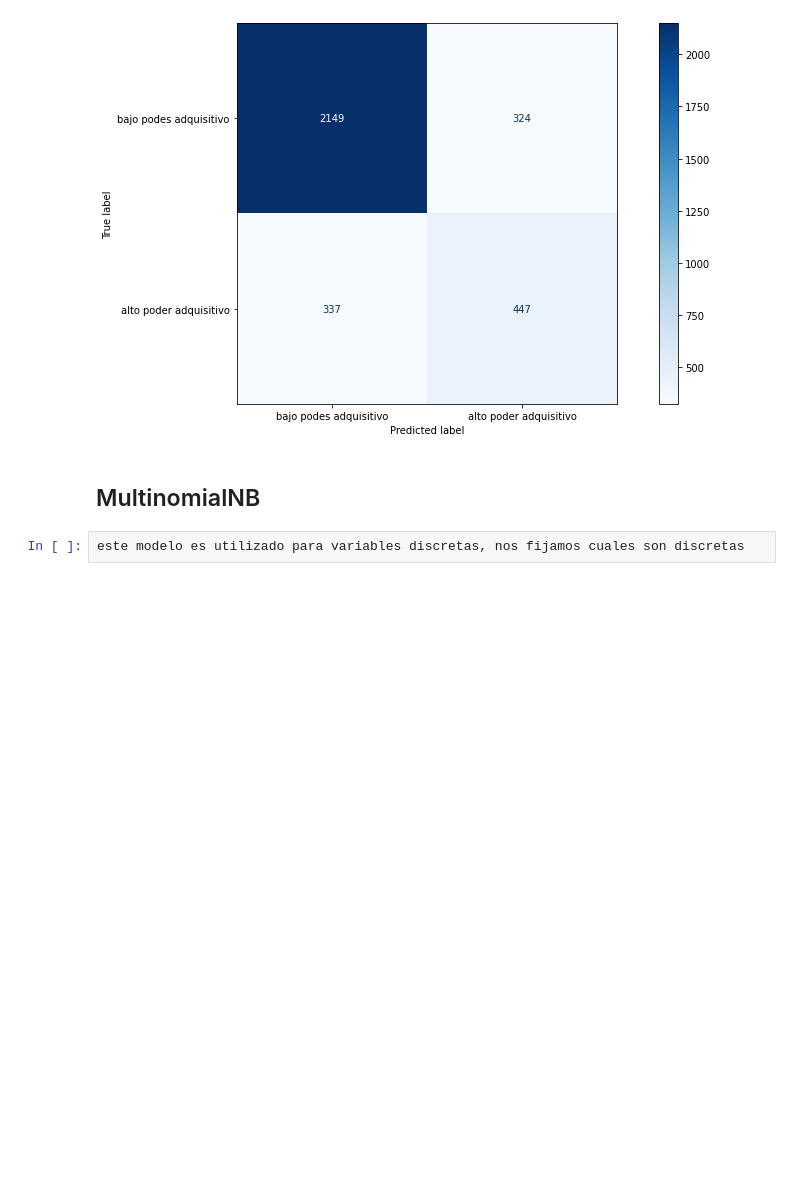
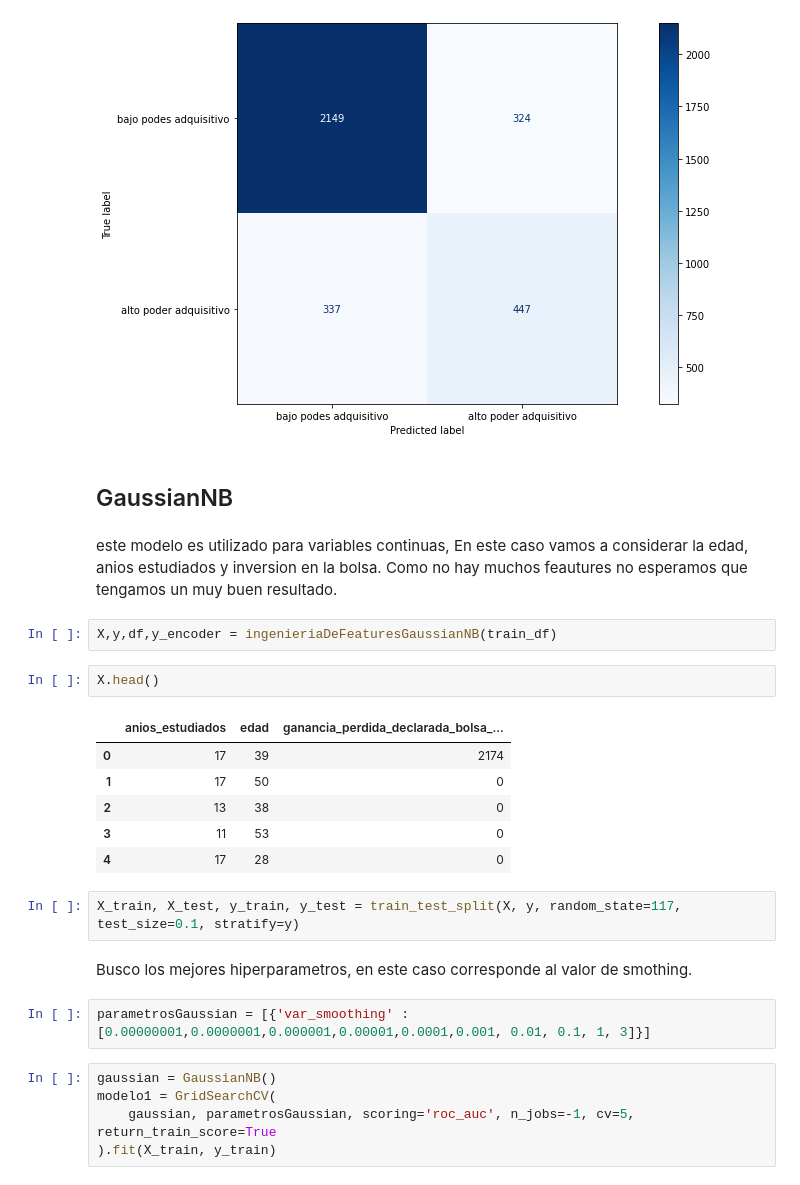
Before and after one commit to solfonte/TP1-OrganizacionDeDatos, a Jupyter notebook: parte_2/NaiveBayes.ipynb, the cells around one changed output. Saved outputs shown, nothing was run; the diff lists cells and outputs as text; blank space fills up the shorter version.

```diff
--- a/parte_2/NaiveBayes.ipynb
+++ b/parte_2/NaiveBayes.ipynb
@@ -111,6 +111,28 @@ plt.show()
 # %% [output]
 [figure]
 # %% [markdown]
-## MultinomialNB
+## GaussianNB
-# %%
-este modelo es utilizado para variables discretas, nos fijamos cuales son discretas
+# %% [markdown]
+este modelo es utilizado para variables continuas, En este caso vamos a considerar la edad, anios estudiados y inversion en la bolsa. Como no hay muchos feautures no esperamos que tengamos un muy buen resultado.
+# %%
+X,y,df,y_encoder = ingenieriaDeFeaturesGaussianNB(train_df)
+# %%
+X.head()
+# %% [output]
+|  | anios_estudiados | edad | ganancia_perdida_declarada_bolsa_... |
+| 0 | 17 | 39 | 2174 |
+| 1 | 17 | 50 | 0 |
+| 2 | 13 | 38 | 0 |
+| 3 | 11 | 53 | 0 |
+| 4 | 17 | 28 | 0 |
+# %%
+X_train, X_test, y_train, y_test = train_test_split(X, y, random_state=117, test_size=0.1, stratify=y)
+# %% [markdown]
+Busco los mejores hiperparametros, en este caso corresponde al valor de smothing.
+# %%
+parametrosGaussian = [{'var_smoothing' : [0.00000001,0.0000001,0.000001,0.00001,0.0001,0.001, 0.01, 0.1, 1, 3]}]
+# %%
+gaussian = GaussianNB()
+modelo1 = GridSearchCV(
+    gaussian, parametrosGaussian, scoring='roc_auc', n_jobs=-1, cv=5, return_train_score=True
+).fit(X_train, y_train)
```
Also changed, not shown: parts of 11 cells of this notebook, 2 other files.
